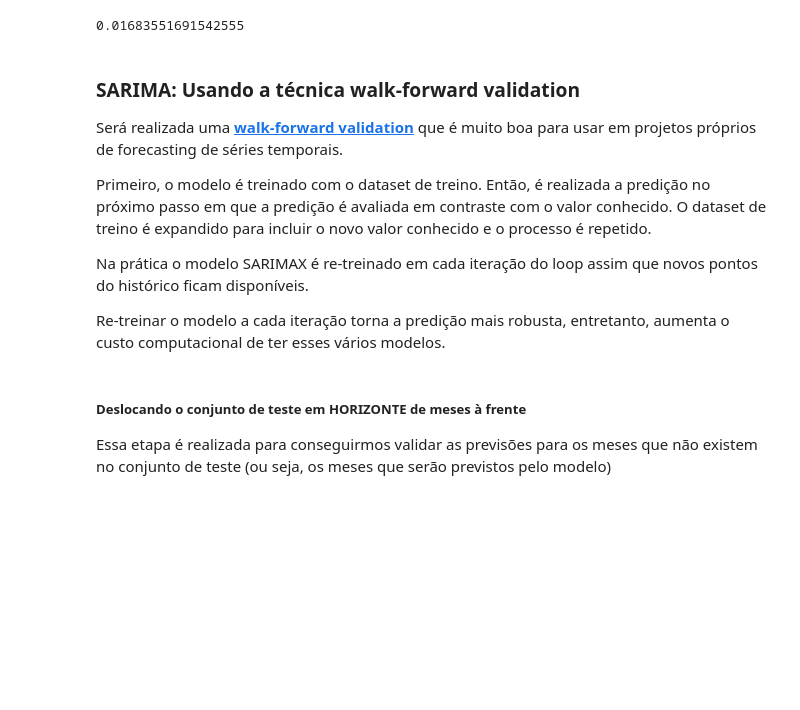
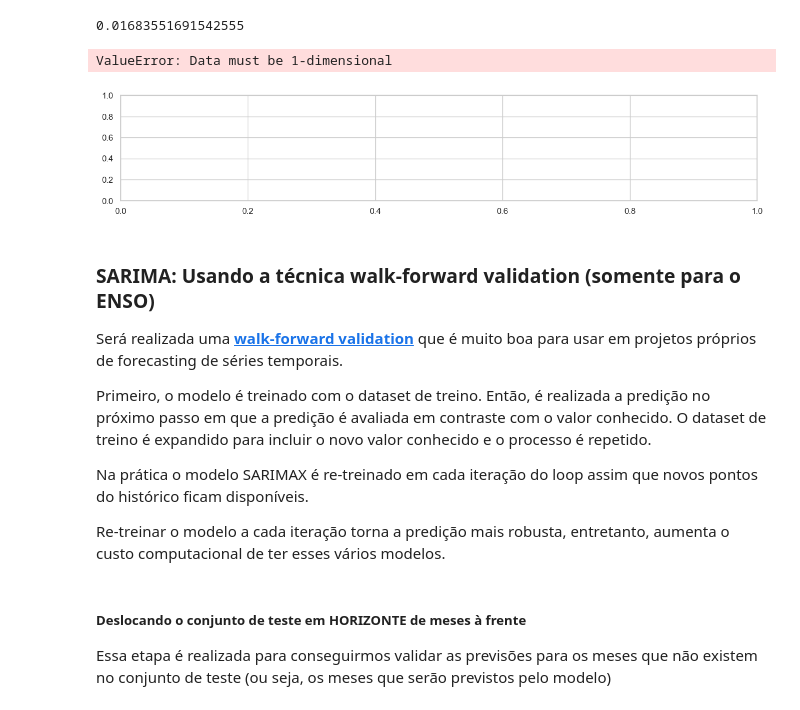
Before and after one commit to matheusvictal/sst-time-series-ml, a Jupyter notebook: source/2_sarima.ipynb, the cells around one changed output. Cells and saved outputs as stored; diff of their text form; code cells hidden in the pictures; blank space fills up the shorter version.

Commit message:
plot para os pontos restantes

```diff
--- a/source/2_sarima.ipynb
+++ b/source/2_sarima.ipynb
@@ -284,8 +260,13 @@ SSTHelper.rmse(y_atual_enso, y_predito_enso)
 SSTHelper.mape(y_atual_enso, y_predito_enso)
 # %% [output]
 0.01683551691542555
+# %%
+SSTHelper.default_plot(y_atual_enso, y_predito_enso, 'ENSO - SARIMA', 'SARIMA')
+# %% [output]
+ValueError: Data must be 1-dimensional
+[figure, added]
 # %% [markdown]
-### SARIMA: Usando a técnica walk-forward validation
+### SARIMA: Usando a técnica walk-forward validation (somente para o ENSO)
 
 Será realizada uma [**walk-forward validation**](https://www.tutorialspoint.com/time_series/time_series_walk_forward_validation.htm) que é muito boa para usar em projetos próprios de forecasting de séries temporais.
 
```
Also changed, not shown: parts of 26 cells of this notebook.
